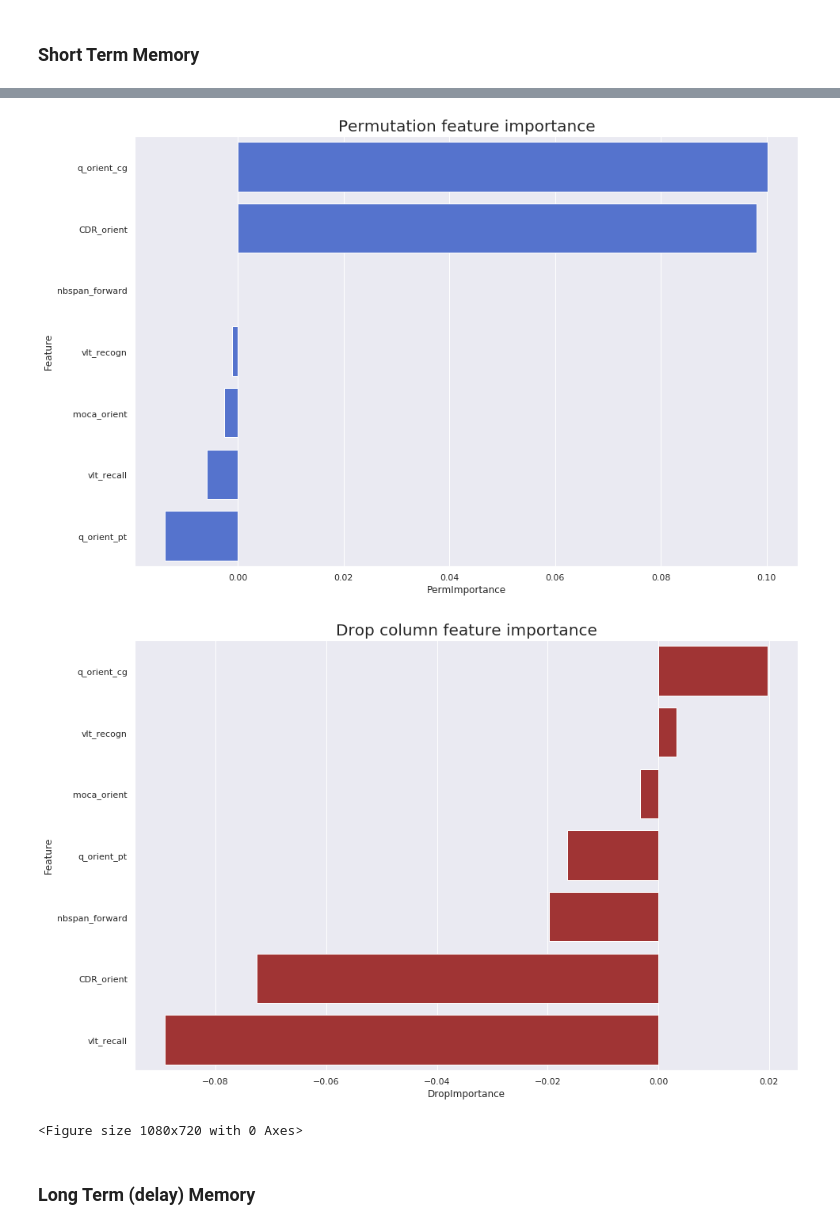
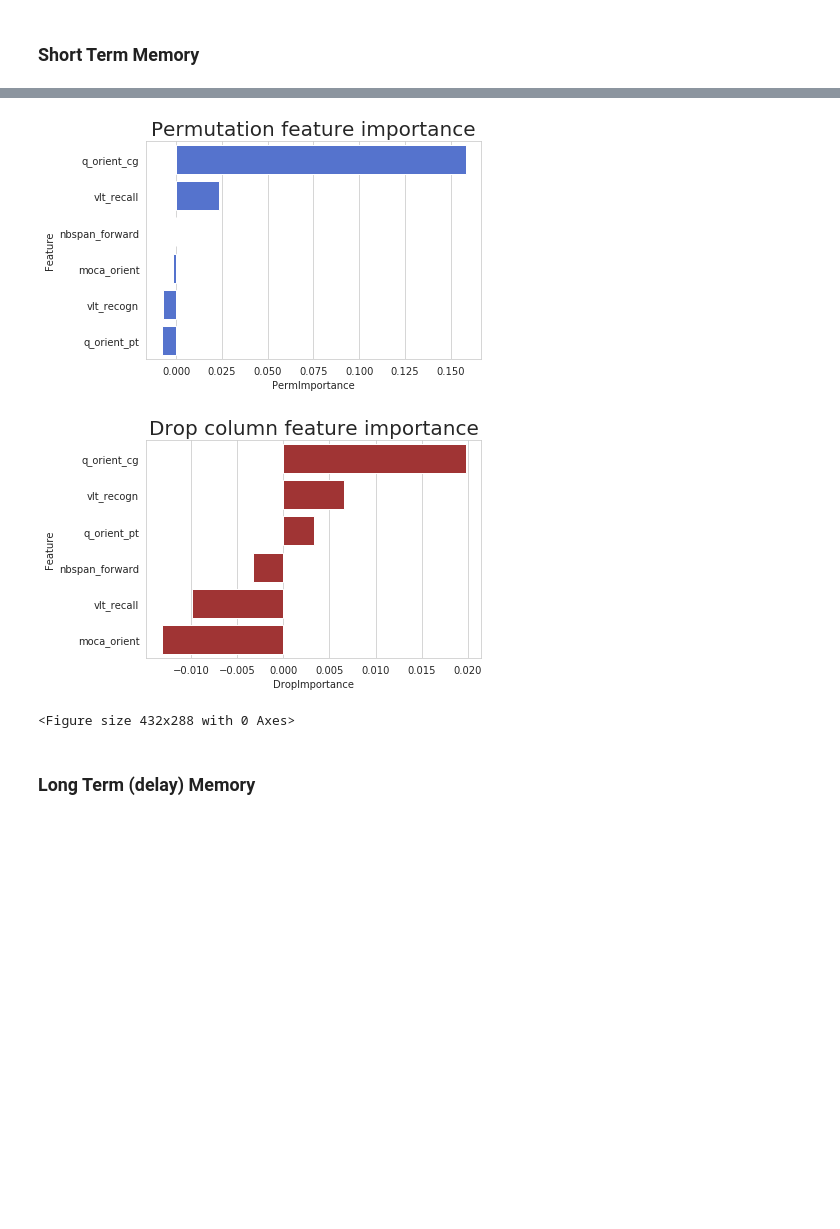
Before and after one commit to mjkleiman/streamlineAD, a Jupyter notebook: KleimanPhD_Chp4.ipynb, the cells around one changed output, grey strips where cells are left out. Cells and saved outputs as stored; diff of their text form; code cells hidden in the pictures; blank space fills up the shorter version.

```diff
--- a/KleimanPhD_Chp4.ipynb
+++ b/KleimanPhD_Chp4.ipynb
@@ -1364,7 +1193,7 @@ clinic_pair_y3 = pd.read_csv(f'{dir}/Data/sm_clinic_pair_y3.csv', header=None)
 # %% [markdown]
 ### Short Term Memory
 # %%
-stm = ['moca_orient','CDR_orient','vlt_recogn','nbspan_forward','vlt_recall',
+stm = ['moca_orient','vlt_recogn','nbspan_forward','vlt_recall',
        'q_orient_pt','q_orient_cg']
 
 adni_stm = adni_pair_X.loc[:,stm]
@@ -1374,11 +1203,11 @@ clinic_stm = clinic_pair_X.loc[:,stm]
 #### Predictive Analyses (2)
 print('\n~~~~~~~~ Predictive Analyses, Binary ~~~~~~~~\n')
 pair_ehr_stm_2 = paired_analyses(adni_stm, adni_pair_y2, clinic_stm, clinic_pair_y2)
-pair_ehr_stm_2.to_csv(f'{dir}/Output/pair_ehr_stm_2.csv', index=False)
+pair_ehr_stm_2.to_csv(f'{dir}/Output/pair_ehr_stm_2_nocdr.csv', index=False)
 #### Feature Analyses (2)
 print('\n~~~~~~~~ Feature Analyses, Binary ~~~~~~~~\n')
 pair_features_stm_2 = paired_feature(adni_stm, adni_pair_y2, clinic_stm, clinic_pair_y2)
-pair_features_stm_2.to_csv(f'{dir}/Output/pair_features_stm_2.csv', index=False)
+pair_features_stm_2.to_csv(f'{dir}/Output/pair_features_stm_2_nocdr.csv', index=False)
 # %% [output]
 ~~~~~~~~ Predictive Analyses, Binary ~~~~~~~~
 
@@ -1396,10 +1225,10 @@ F1 score:        0.8096514745308311
 
 
 
 ~~~~~~~~ Feature Analyses, Binary ~~~~~~~~
-[figure, old version]
+[figure, new version]
-[figure, old version]
+[figure, new version]
-<Figure size 1080x720 with 0 Axes>
+<Figure size 432x288 with 0 Axes>
 # %% [markdown]
 
 ### Long Term (delay) Memory
```
Also changed, not shown: parts of 42 cells of this notebook.
